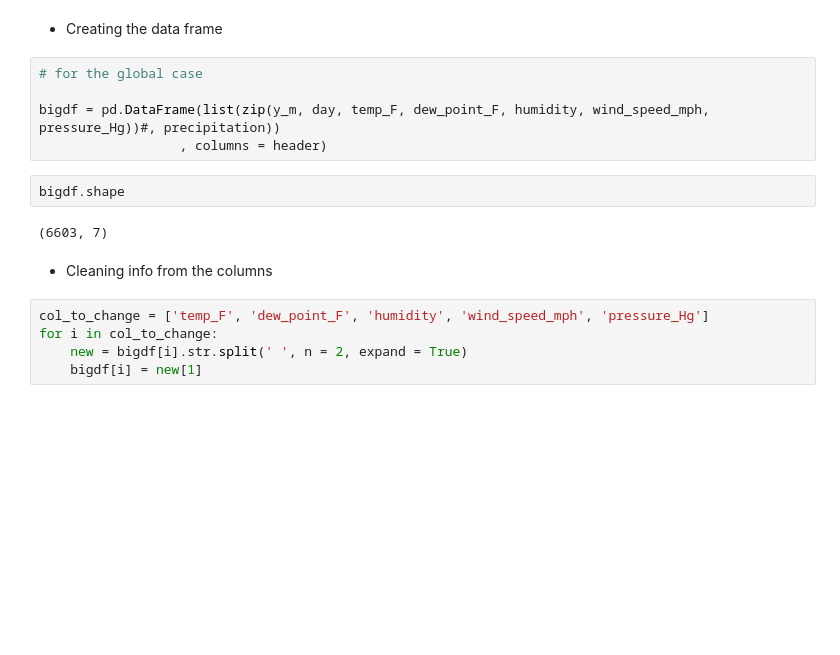
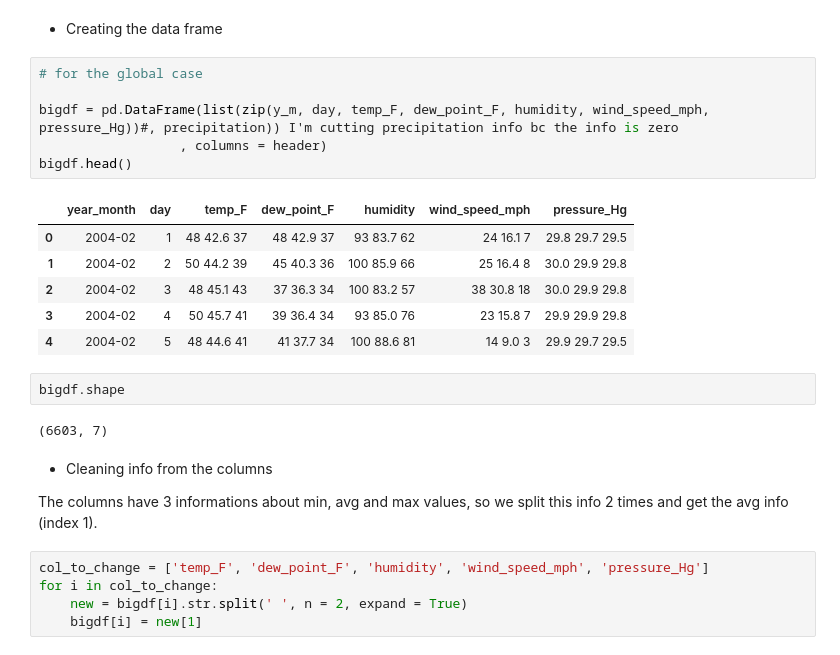
Before and after one commit to ClauCarloni/data_final_project, a Jupyter notebook: webscraping_globalcase.ipynb, the cells around one changed output. Cells and saved outputs as stored; diff of their text form; blank space fills up the shorter version.

```diff
--- a/webscraping_globalcase.ipynb
+++ b/webscraping_globalcase.ipynb
@@ -240,14 +243,24 @@ set(precipitation)
 # %%
 # for the global case
 
-bigdf = pd.DataFrame(list(zip(y_m, day, temp_F, dew_point_F, humidity, wind_speed_mph, pressure_Hg))#, precipitation))
+bigdf = pd.DataFrame(list(zip(y_m, day, temp_F, dew_point_F, humidity, wind_speed_mph, pressure_Hg))#, precipitation)) I'm cutting precipitation info bc the info is zero
                   , columns = header)
+bigdf.head()
+# %% [output]
+|  | year_month | day | temp_F | dew_point_F | humidity | wind_speed_mph | pressure_Hg |
+| 0 | 2004-02 | 1 | 48 42.6 37 | 48 42.9 37 | 93 83.7 62 | 24 16.1 7 | 29.8 29.7 29.5 |
+| 1 | 2004-02 | 2 | 50 44.2 39 | 45 40.3 36 | 100 85.9 66 | 25 16.4 8 | 30.0 29.9 29.8 |
+| 2 | 2004-02 | 3 | 48 45.1 43 | 37 36.3 34 | 100 83.2 57 | 38 30.8 18 | 30.0 29.9 29.8 |
+| 3 | 2004-02 | 4 | 50 45.7 41 | 39 36.4 34 | 93 85.0 76 | 23 15.8 7 | 29.9 29.9 29.8 |
+| 4 | 2004-02 | 5 | 48 44.6 41 | 41 37.7 34 | 100 88.6 81 | 14 9.0 3 | 29.9 29.7 29.5 |
 # %%
 bigdf.shape
 # %% [output]
 (6603, 7)
 # %% [markdown]
 - Cleaning info from the columns
+
+The columns have 3 informations about min, avg and max values, so we split this info 2 times and get the avg info (index 1).
 # %%
 col_to_change = ['temp_F', 'dew_point_F', 'humidity', 'wind_speed_mph', 'pressure_Hg']
 for i in col_to_change:
```
Also changed, not shown: parts of 24 cells of this notebook, 2 other files.
